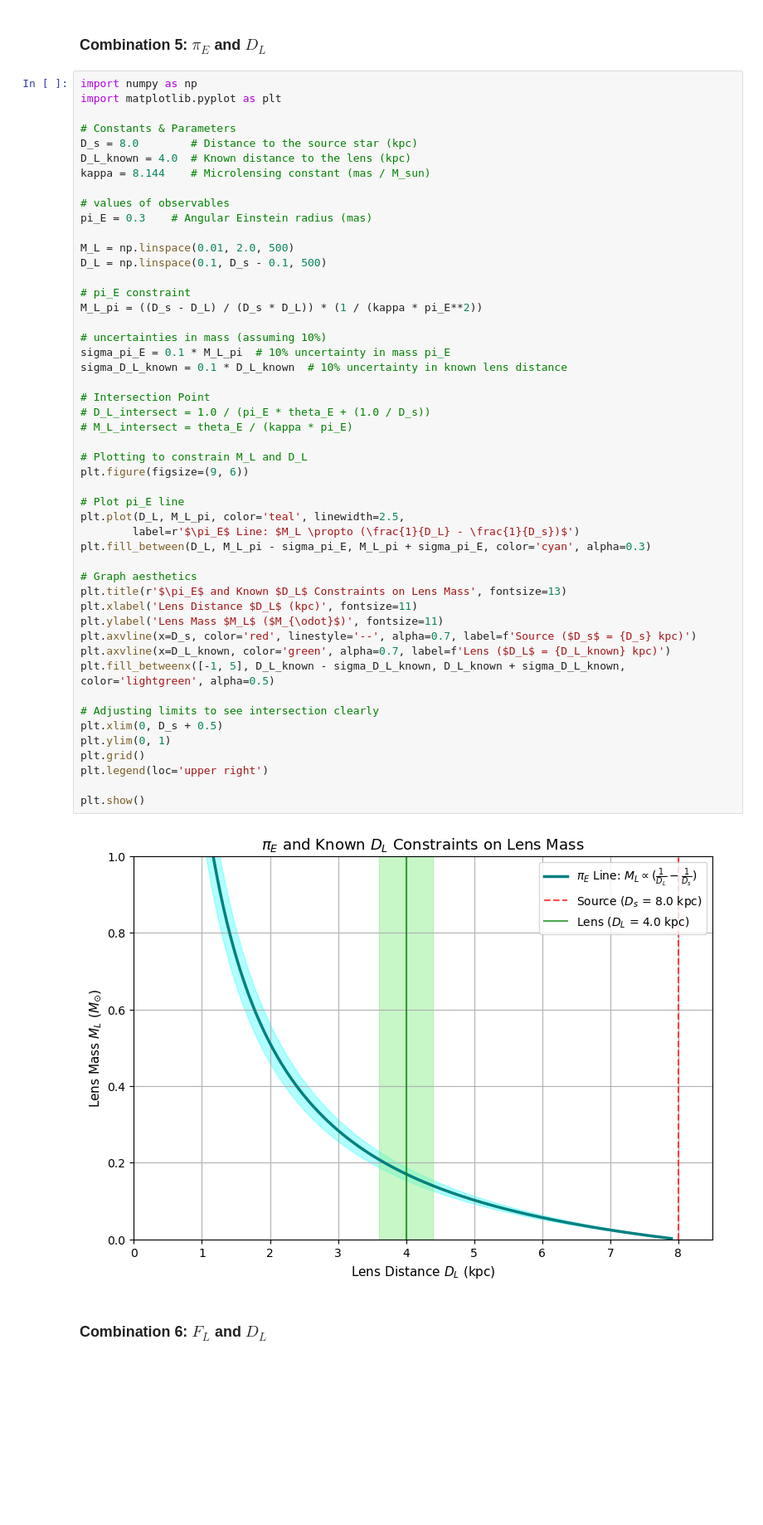
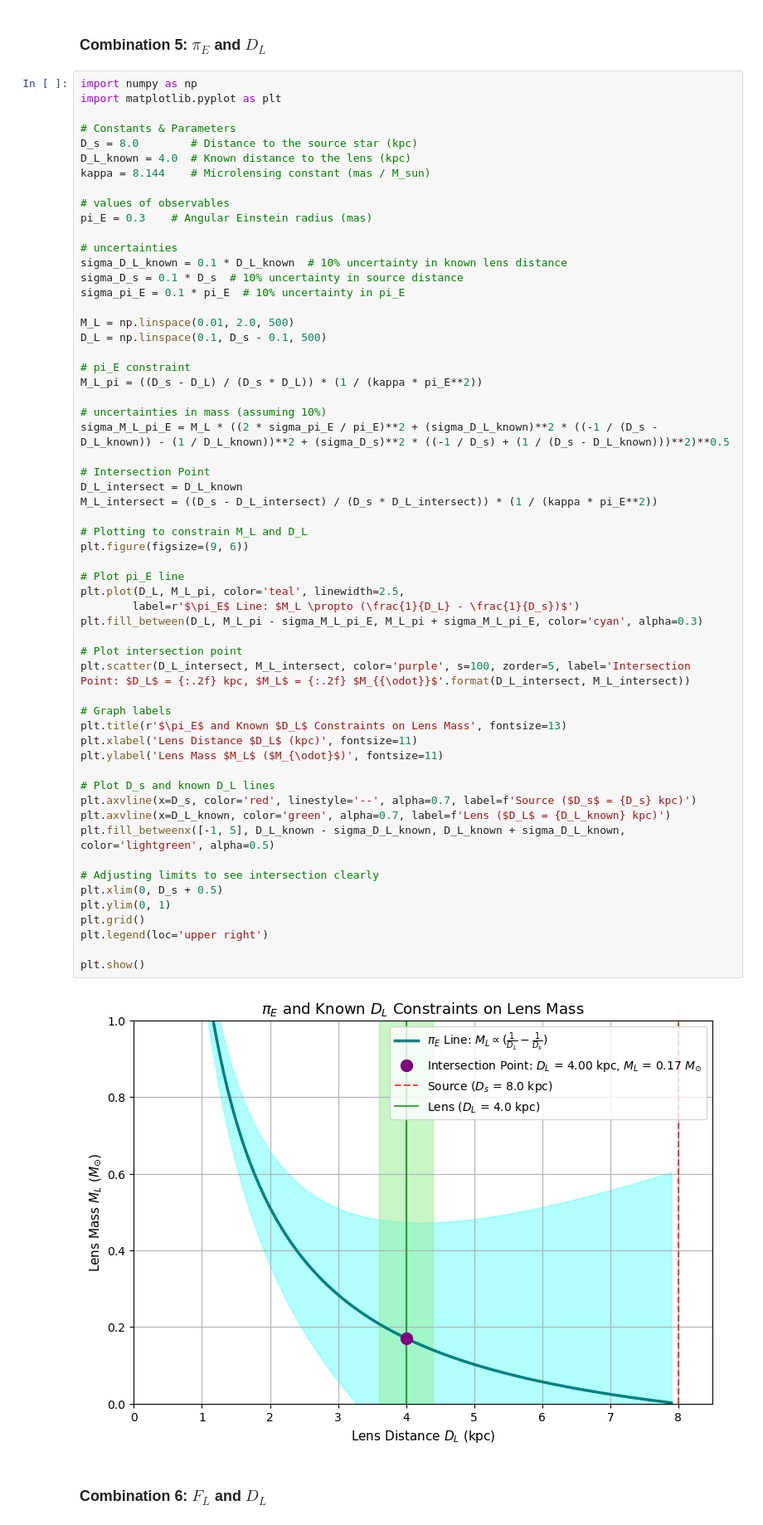
Before and after one commit to truskoa1/Roman-Microlensing-Mass-Distance, a Jupyter notebook: ML_vs_DL_plots.ipynb, the cells around one changed output. Shown at 83% size. Cells and saved outputs as stored; diff of their text form; blank space fills up the shorter version.

```diff
--- a/ML_vs_DL_plots.ipynb
+++ b/ML_vs_DL_plots.ipynb
@@ -134,45 +154,54 @@ kappa = 8.144    # Microlensing constant (mas / M_sun)
 # values of observables
 pi_E = 0.3    # Angular Einstein radius (mas)
 
+# uncertainties
+sigma_D_L_known = 0.1 * D_L_known  # 10% uncertainty in known lens distance
+sigma_D_s = 0.1 * D_s  # 10% uncertainty in source distance
+sigma_pi_E = 0.1 * pi_E  # 10% uncertainty in pi_E
+
 M_L = np.linspace(0.01, 2.0, 500)
 D_L = np.linspace(0.1, D_s - 0.1, 500)
 
 # pi_E constraint
 M_L_pi = ((D_s - D_L) / (D_s * D_L)) * (1 / (kappa * pi_E**2))
 
 # uncertainties in mass (assuming 10%)
-sigma_pi_E = 0.1 * M_L_pi  # 10% uncertainty in mass pi_E
-sigma_D_L_known = 0.1 * D_L_known  # 10% uncertainty in known lens distance
+sigma_M_L_pi_E = M_L * ((2 * sigma_pi_E / pi_E)**2 + (sigma_D_L_known)**2 * ((-1 / (D_s - D_L_known)) - (1 / D_L_known))**2 + (sigma_D_s)**2 * ((-1 / D_s) + (1 / (D_s - D_L_known)))**2)**0.5
 
 # Intersection Point
-# D_L_intersect = 1.0 / (pi_E * theta_E + (1.0 / D_s))
-# M_L_intersect = theta_E / (kappa * pi_E)
+D_L_intersect = D_L_known
+M_L_intersect = ((D_s - D_L_intersect) / (D_s * D_L_intersect)) * (1 / (kappa * pi_E**2))
 
 # Plotting to constrain M_L and D_L
 plt.figure(figsize=(9, 6))
 
 # Plot pi_E line
 plt.plot(D_L, M_L_pi, color='teal', linewidth=2.5,
         label=r'$\pi_E$ Line: $M_L \propto (\frac{1}{D_L} - \frac{1}{D_s})$')
-plt.fill_between(D_L, M_L_pi - sigma_pi_E, M_L_pi + sigma_pi_E, color='cyan', alpha=0.3)
+plt.fill_between(D_L, M_L_pi - sigma_M_L_pi_E, M_L_pi + sigma_M_L_pi_E, color='cyan', alpha=0.3)
 
-# Graph aesthetics
+# Plot intersection point
+plt.scatter(D_L_intersect, M_L_intersect, color='purple', s=100, zorder=5, label='Intersection Point: $D_L$ = {:.2f} kpc, $M_L$ = {:.2f} $M_{{\odot}}$'.format(D_L_intersect, M_L_intersect))
+
+# Graph labels
 plt.title(r'$\pi_E$ and Known $D_L$ Constraints on Lens Mass', fontsize=13)
 plt.xlabel('Lens Distance $D_L$ (kpc)', fontsize=11)
 plt.ylabel('Lens Mass $M_L$ ($M_{\odot}$)', fontsize=11)
+
+# Plot D_s and known D_L lines
 plt.axvline(x=D_s, color='red', linestyle='--', alpha=0.7, label=f'Source ($D_s$ = {D_s} kpc)')
 plt.axvline(x=D_L_known, color='green', alpha=0.7, label=f'Lens ($D_L$ = {D_L_known} kpc)')
 plt.fill_betweenx([-1, 5], D_L_known - sigma_D_L_known, D_L_known + sigma_D_L_known, color='lightgreen', alpha=0.5)
 
 # Adjusting limits to see intersection clearly
 plt.xlim(0, D_s + 0.5)
 plt.ylim(0, 1)
 plt.grid()
 plt.legend(loc='upper right')
 
 plt.show()
 # %% [output]
-[figure, old version]
+[figure, new version]
 # %% [markdown]
 ### Combination 6: $F_{L}$ and $D_{L}$
 # %%
```
Also changed, not shown: parts of 2 cells of this notebook.
